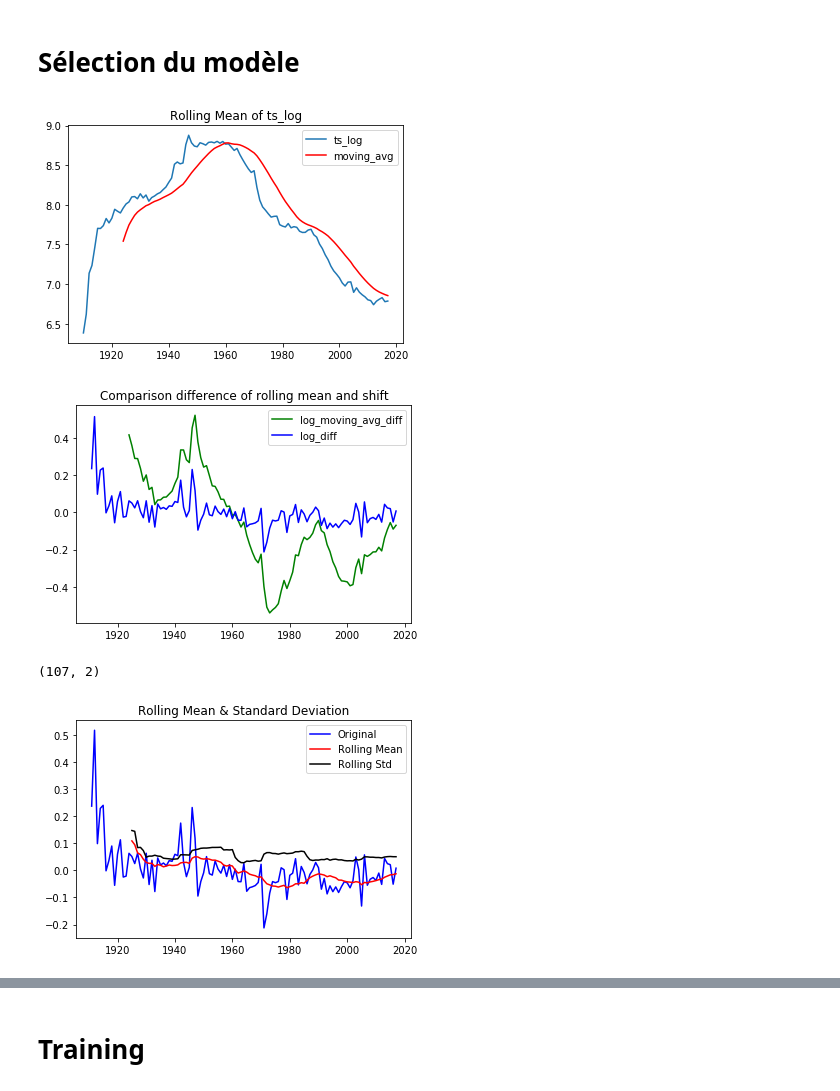
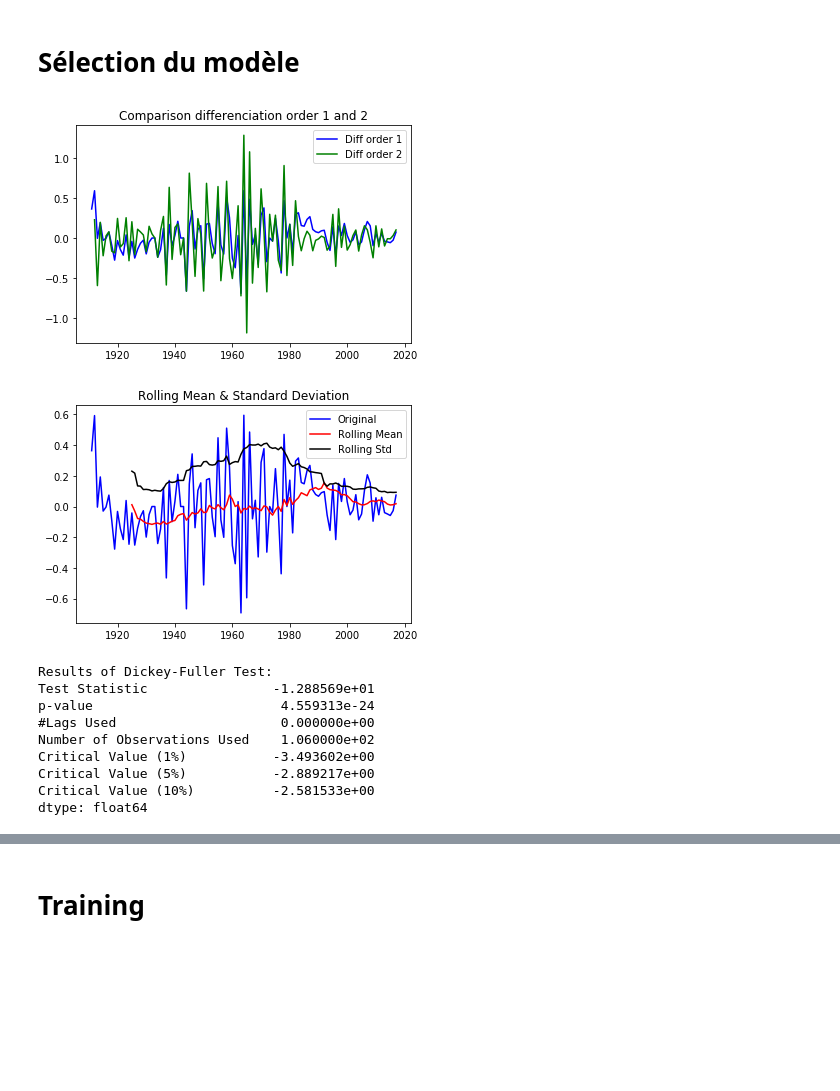
Before and after one commit to Louis-Dupont/ML_Project, a Jupyter notebook: arima.ipynb, the cells around one changed output, grey strips where cells are left out. Saved outputs shown, nothing was run; the diff lists cells and outputs as text; code cells hidden in the pictures; blank space fills up the shorter version.

Commit message:
Ajout différentiation à l'ordre 2, à terminer

```diff
--- a/arima.ipynb
+++ b/arima.ipynb
@@ -16,7 +16,7 @@ state = 'merged'
 full_path = path+state+'.csv'
 data_set = pd.read_csv(full_path)
 # %%
-data=bf.get_year("NY","James")
+data=bf.get_year("NY","Max")
 dataM=data[data["Gender"]=="M"]
 plt.plot(dataM["Year"],dataM["Occurence"])
 # %% [output]
@@ -63,41 +50,66 @@ def test_stationarity(timeseries):
 # %%
 ts_log = np.log(dataM["Occurence"])
 
-#Method 1 of removing trend
-moving_avg = ts_log.rolling(15).mean()
-plt.plot(dataM["Year"],ts_log,label="ts_log")
-plt.plot(dataM["Year"],moving_avg, color='red',label="moving_avg")
+#Method 1 of removing trend, not good
+#moving_avg = ts_log.rolling(15).mean()
+#plt.plot(dataM["Year"],ts_log,label="ts_log")
+#plt.plot(dataM["Year"],moving_avg, color='red',label="moving_avg")
 
-plt.title('Rolling Mean of ts_log')
+#plt.title('Rolling Mean of ts_log')
+#plt.legend(loc='best')
+#plt.show()
+
+#ts_log_moving_avg_diff = ts_log - moving_avg
+#  #ts_log_moving_avg_diff.dropna(inplace=True)  #why was it there in the first place ?
+#plt.plot(dataM["Year"],ts_log_moving_avg_diff, color="green",label="log_moving_avg_diff")
+
+
+#Differentiation ordre 1
+ts_log_diff = ts_log.diff() #ts_log - ts_log.shift()
+
+# Differentiation ordre 2
+ts_log_diff_2 = ts_log - 2 * ts_log.shift() + ts_log.shift(2)
+
+plt.plot(dataM["Year"],ts_log_diff, color = 'blue',label="Diff order 1")
+plt.plot(dataM["Year"],ts_log_diff_2, color = 'green',label="Diff order 2")
 plt.legend(loc='best')
+plt.title('Comparison differenciation order 1 and 2')
 plt.show()
 
-ts_log_moving_avg_diff = ts_log - moving_avg
-#ts_log_moving_avg_diff.dropna(inplace=True)
-plt.plot(dataM["Year"],ts_log_moving_avg_diff, color="green",label="log_moving_avg_diff")
-
-
-#Method 2 IS BETTER
-ts_log_diff = ts_log - ts_log.shift()
-
-plt.plot(dataM["Year"],ts_log_diff, color = 'blue',label="log_diff")
-plt.legend(loc='best')
-plt.title('Comparison difference of rolling mean and shift')
-plt.show()
-
-#Recreate timeseries with result of method 2
+#Recreate timeseries with result of diff order 1
 new_ts=pd.concat([dataM["Year"],ts_log_diff],axis=1)
 new_ts.dropna(inplace=True)
-print(new_ts.shape)
 
 result=test_stationarity(new_ts)
 if (result["Test Statistic"]>result['Critical Value (1%)']): #and result["Test Statistic"]>result['Critical Value (5%)']):
 #MAIS déjà que c'est moyens, alors si on diminue la confiance de stationnarité, les résultats sont encore moins bons
-    raise ValueError("La courbe n'est pas stationnaire !")
+    print ("La courbe n'est pas stationnaire ! Différentiation à l'ordre 2.")
+
+    # Differentiation ordre 2
+    ts_log_diff_2 = ts_log - 2 * ts_log.shift() + ts_log.shift(2)
+
+    #Recreate timeseries with result of diff order 1
+    new_ts=pd.concat([dataM["Year"],ts_log_diff_2],axis=1)
+    new_ts.dropna(inplace=True)
+
+    result=test_stationarity(new_ts)
+    if (result["Test Statistic"]>result['Critical Value (1%)']):
+        raise ValueError("La courbe n'est toujours pas stationnaire ! ")
+    else:
+        d = 2
+else:
+    d = 1
 
 #Stationnaire avec confiance de 99%
 # %% [output]
-[figure, old version]
+[figure, new version]
-[figure, old version]
+[figure, new version]
-(107, 2)
+Results of Dickey-Fuller Test:
+Test Statistic                -1.288569e+01
+p-value                        4.559313e-24
+#Lags Used                     0.000000e+00
+Number of Observations Used    1.060000e+02
+Critical Value (1%)           -3.493602e+00
+Critical Value (5%)           -2.889217e+00
+Critical Value (10%)          -2.581533e+00
+dtype: float64
-[figure, removed]
```
Also changed, not shown: parts of 7 cells of this notebook.
